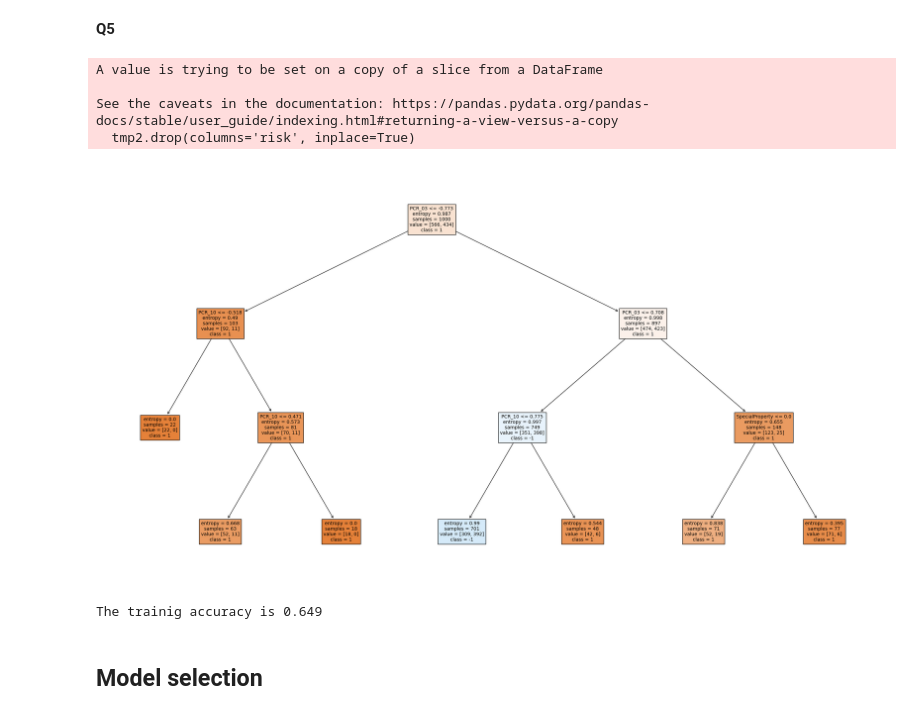
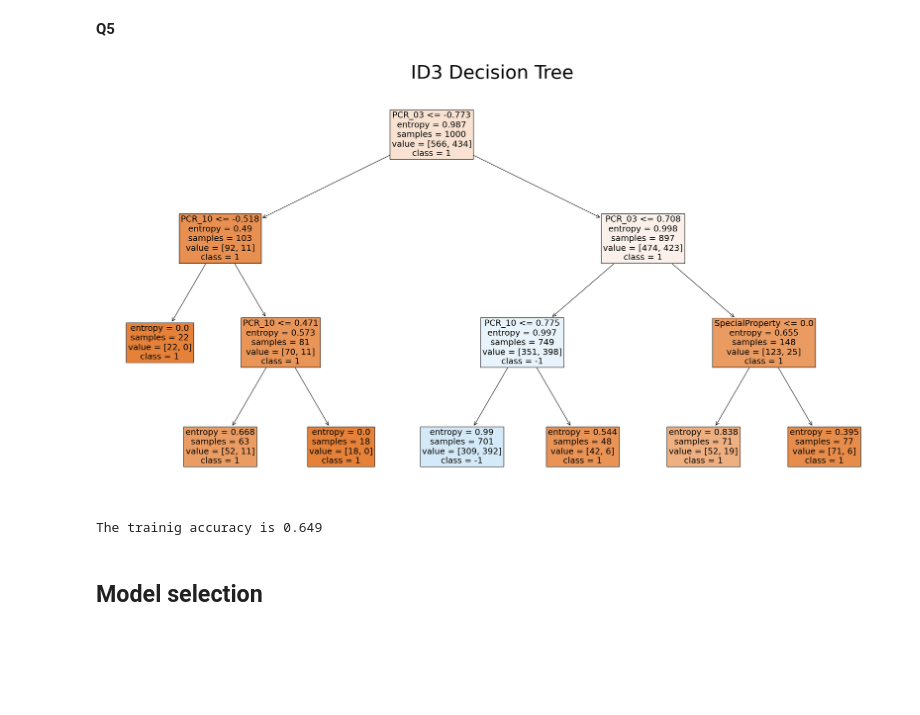
Before and after one commit to muradek/ML_Major_HW2, a Jupyter notebook: HW2_M.ipynb, the cells around one changed output. Drawn from its saved outputs; the diff is of its cells as text; code cells hidden in the pictures; blank space fills up the shorter version.

```diff
--- a/HW2_M.ipynb
+++ b/HW2_M.ipynb
@@ -254,28 +263,21 @@ tmp2 = train_data2[['PCR_03', 'PCR_10', 'SpecialProperty', 'risk']]
 # %%
 from sklearn.tree import DecisionTreeClassifier
 from sklearn import tree
-
-Y2 = tmp2['risk'].values
-tmp2.drop(columns='risk', inplace=True)
-X2=tmp2.values
 
 treeclf = DecisionTreeClassifier(criterion='entropy', max_depth=3)
 treeclf.fit(X2,Y2)
 
 fnames= tmp2.columns
 
 plt.figure(figsize=(30,16))
-tree.plot_tree(treeclf, feature_names=fnames,  class_names=['1', '-1'], filled=True, fontsize=10)
+tree.plot_tree(treeclf, feature_names=fnames,  class_names=['1', '-1'], filled=True, fontsize=18)
+plt.title('ID3 Decision Tree', fontsize=40)
 plt.show()
 
 print(f'The trainig accuracy is {treeclf.score(X2, Y2)}')
 # %% [output]
+[figure, new version]
-A value is trying to be set on a copy of a slice from a DataFrame
-
-See the caveats in the documentation: https://pandas.pydata.org/pandas-docs/stable/user_guide/indexing.html#returning-a-view-versus-a-copy
-  tmp2.drop(columns='risk', inplace=True)
+The trainig accuracy is 0.649
-[figure, old version]
-The trainig accuracy is 0.649
 # %% [markdown]
 ## **Model selection**
 # %% [markdown]
```
Also changed, not shown: parts of 6 cells of this notebook.
